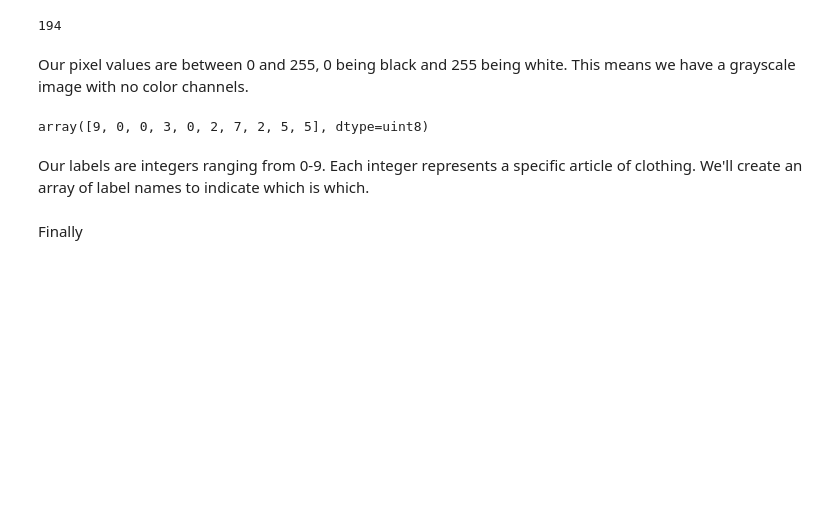
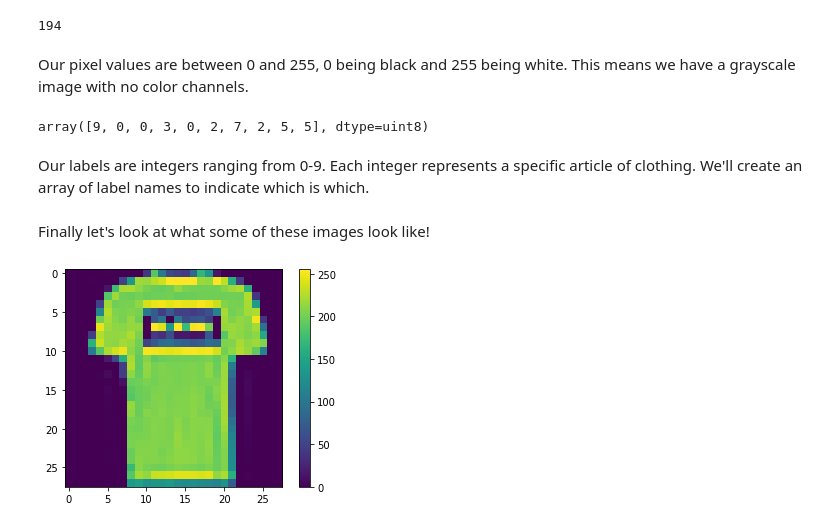
Before and after one commit to mrabhi05/Tensorflow, a Jupyter notebook: NeuralNetwork.ipynb, the cells around one changed output. Cells and saved outputs as stored; diff of their text form; code cells hidden in the pictures; blank space fills up the shorter version.

```diff
--- a/NeuralNetwork.ipynb
+++ b/NeuralNetwork.ipynb
@@ -176,5 +176,13 @@ class_names = [
                'T-Shirt/Top','Trouser','Pullover','Dress','Coat',
                'Sandal','Shirt','Sneaker','Bag','Ankle Boot'
 ]
-# %% [markdown]
-Finally
+# %% [markdown]
+Finally let's look at what some of these images look like!
+# %%
+plt.figure()
+plt.imshow(train_images[1])
+plt.colorbar()
+plt.grid(False)
+plt.show()
+# %% [output]
+[figure, added]
```
Also changed, not shown: parts of 23 cells of this notebook.
